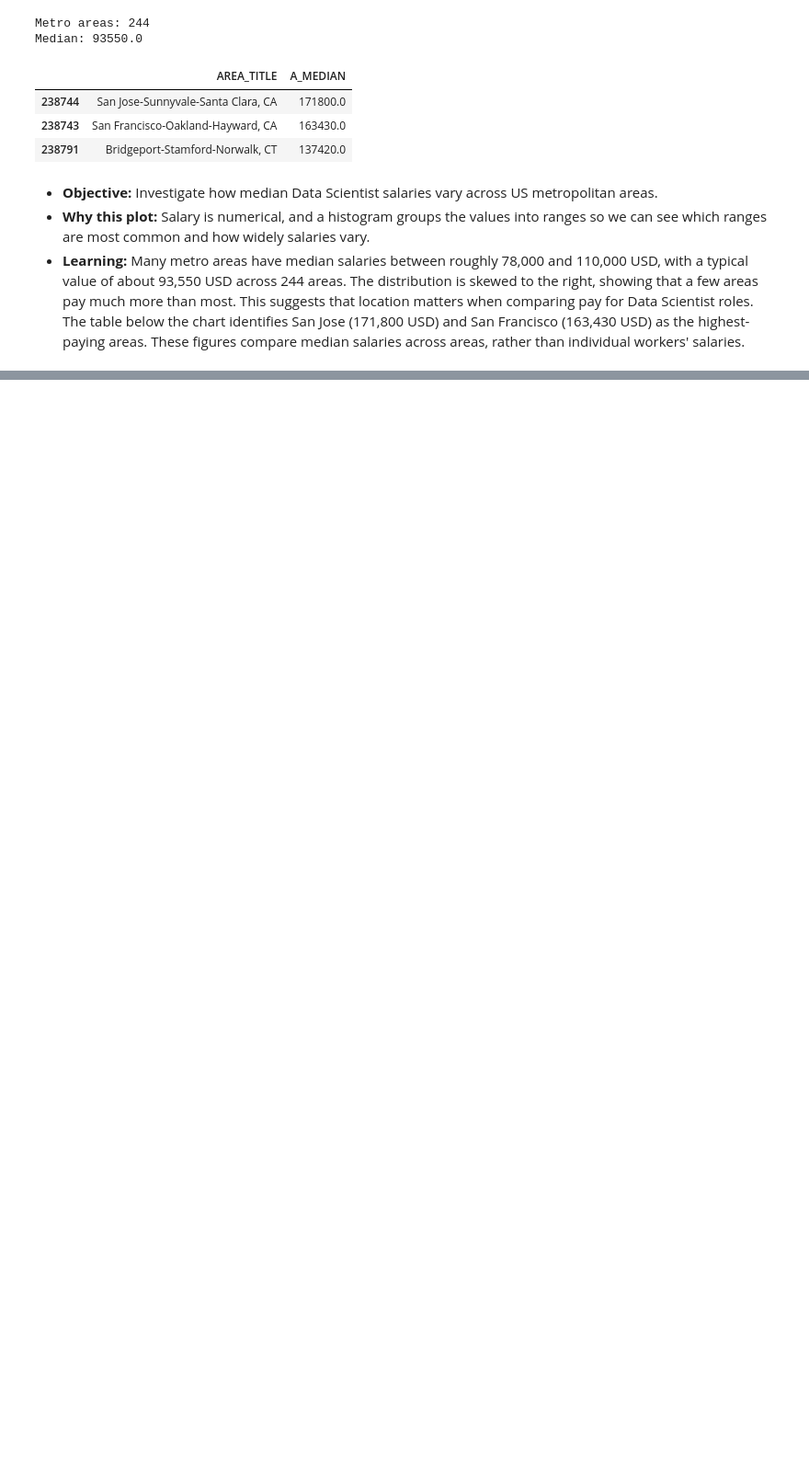
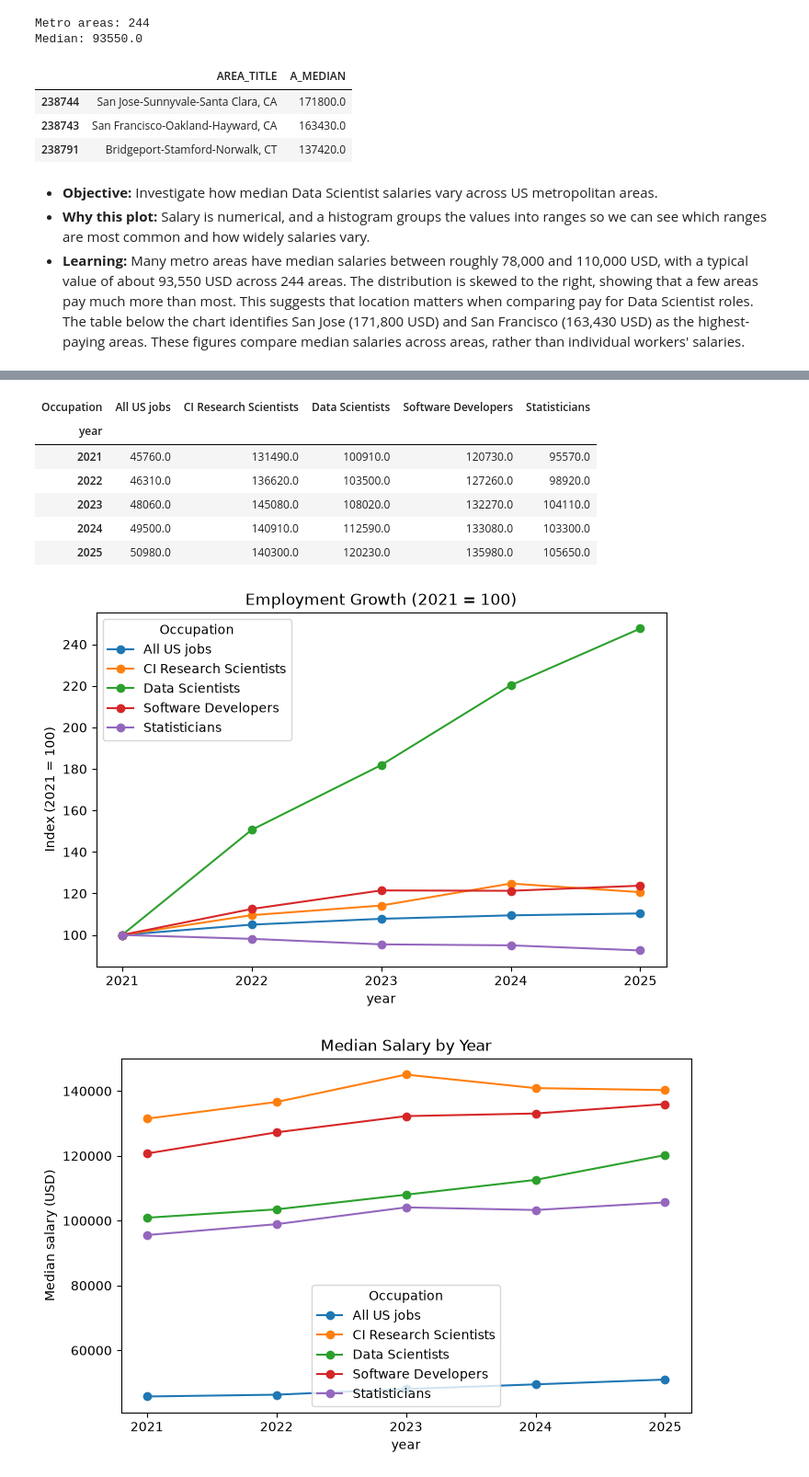
Before and after one commit to 2024658/Data_Visualisation_CA1, a Jupyter notebook: employment_analysis.ipynb, the cells around one changed output, grey strips where cells are left out. Shown at 92% size. Cells and saved outputs as stored; diff of their text form; code cells hidden in the pictures; blank space fills up the shorter version.

Commit message:
added multi-year trend challenge (2021-2025)

```diff
--- a/employment_analysis.ipynb
+++ b/employment_analysis.ipynb
@@ -193,0 +198,47 @@ Median: 93550.0
+# %%
+years = [2021, 2022, 2023, 2024, 2025]
+focus = {"15-2051": "Data Scientists", "15-1221": "CI Research Scientists",
+         "15-2041": "Statisticians", "15-1252": "Software Developers", "00-0000": "All US jobs"}
+use = ["AREA_TITLE", "I_GROUP", "OCC_CODE", "TOT_EMP", "A_MEDIAN"]
+
+
+frames = []
+for y in years:
+    if y == 2023:
+        data = df
+    else:
+        data = pd.read_excel(f"all_data_M_{y}.xlsx", usecols=use, na_values=["*", "**", "#", "~"])
+
+    data = data[(data["AREA_TITLE"] == "U.S.") & (data["I_GROUP"] == "cross-industry") & (data["OCC_CODE"].isin(focus))].copy()
+    data["year"] = y
+    frames.append(data)
+
+trend = pd.concat(frames)
+trend["Occupation"] = trend["OCC_CODE"].map(focus)
+
+# Tables by year (jobs_index: 2021 = 100 so different sizes can be compared)
+jobs = trend.pivot(index="year", columns="Occupation", values="TOT_EMP")
+pay = trend.pivot(index="year", columns="Occupation", values="A_MEDIAN")
+jobs_index = jobs / jobs.iloc[0] * 100
+display(jobs)
+display(pay)
+
+# Employment chart
+jobs_index.plot(marker="o", figsize=(8, 5))
+plt.title("Employment Growth (2021 = 100)")
+plt.ylabel("Index (2021 = 100)")
+plt.xticks(jobs.index)
+plt.show()
+
+# Salary chart
+pay.plot(marker="o", figsize=(8, 5))
+plt.title("Median Salary by Year")
+plt.ylabel("Median salary (USD)")
+plt.xticks(pay.index)
+plt.show()
+
+# Change from 2021 to 2025
+summary = pd.DataFrame({"Jobs change %": (jobs.iloc[-1] / jobs.iloc[0] - 1) * 100,
+                        "Salary change %": (pay.iloc[-1] / pay.iloc[0] - 1) * 100}).round(1)
+summary
+# %% [output]
@@ -193,0 +252,9 @@ Median: 93550.0
+| Occupation | All US jobs | CI Research Scientists | Data Scientists | Software Developers | Statisticians |
+| year |  |  |  |  |  |
+| 2021 | 45760.0 | 131490.0 | 100910.0 | 120730.0 | 95570.0 |
+| 2022 | 46310.0 | 136620.0 | 103500.0 | 127260.0 | 98920.0 |
+| 2023 | 48060.0 | 145080.0 | 108020.0 | 132270.0 | 104110.0 |
+| 2024 | 49500.0 | 140910.0 | 112590.0 | 133080.0 | 103300.0 |
+| 2025 | 50980.0 | 140300.0 | 120230.0 | 135980.0 | 105650.0 |
+[figure, added]
+[figure, added]
```
Also changed, not shown: parts of 13 cells of this notebook.
